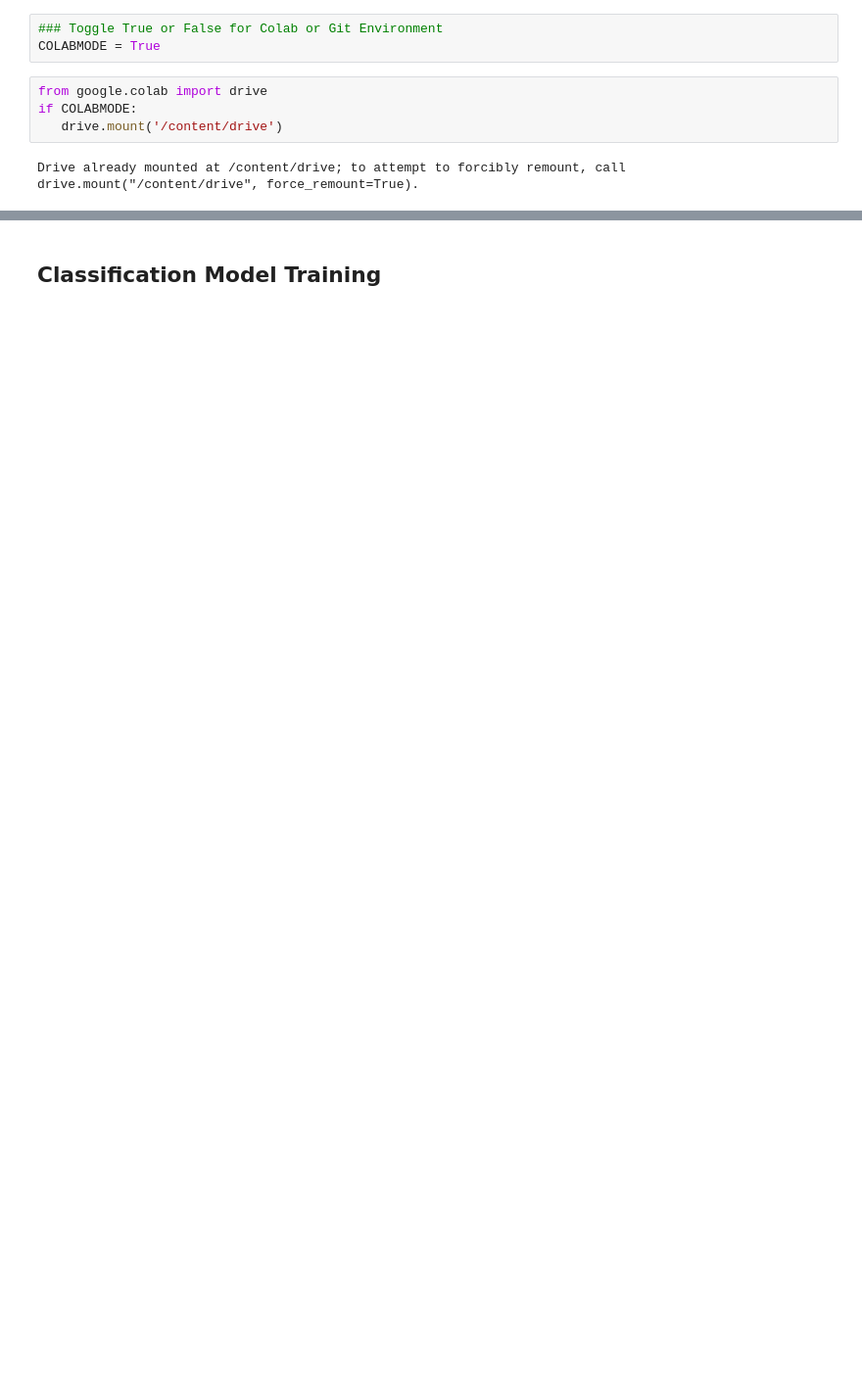
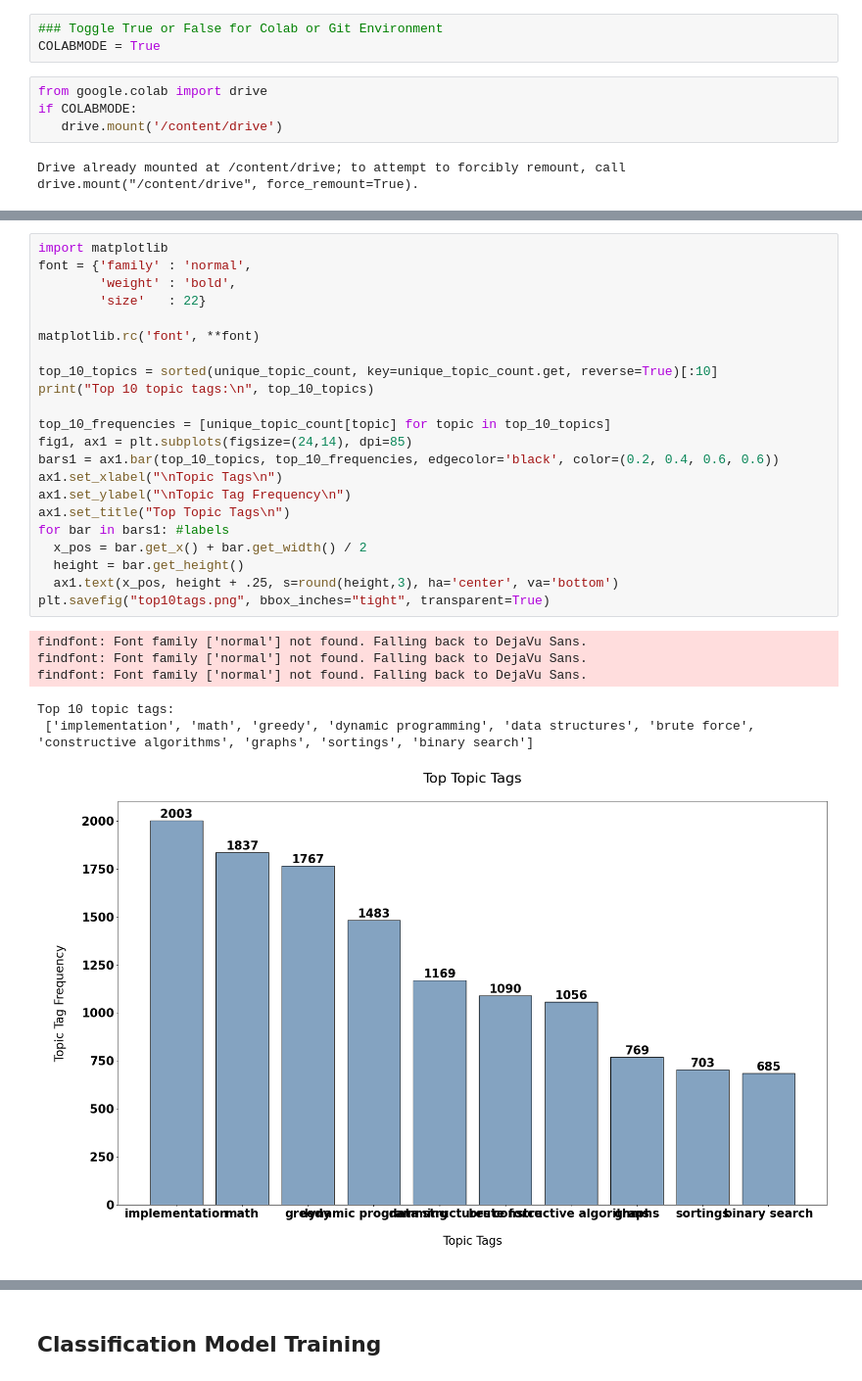
Before and after one commit to VinnieKhanna/RCTCI, a Jupyter notebook: Recracking_the_Coding_Interview.ipynb, the cells around one changed output, grey strips where cells are left out. Shown at 98% size. Saved outputs shown, nothing was run; the diff lists cells and outputs as text; blank space fills up the shorter version.

```diff
--- a/Recracking_the_Coding_Interview.ipynb
+++ b/Recracking_the_Coding_Interview.ipynb
@@ -54,0 +298,29 @@ print(embeddings[0])
+# %%
+import matplotlib
+font = {'family' : 'normal',
+        'weight' : 'bold',
+        'size'   : 22}
+
+matplotlib.rc('font', **font)
+
+top_10_topics = sorted(unique_topic_count, key=unique_topic_count.get, reverse=True)[:10]
+print("Top 10 topic tags:\n", top_10_topics)
+
+top_10_frequencies = [unique_topic_count[topic] for topic in top_10_topics]
+fig1, ax1 = plt.subplots(figsize=(24,14), dpi=85)
+bars1 = ax1.bar(top_10_topics, top_10_frequencies, edgecolor='black', color=(0.2, 0.4, 0.6, 0.6))
+ax1.set_xlabel("\nTopic Tags\n")
+ax1.set_ylabel("\nTopic Tag Frequency\n")
+ax1.set_title("Top Topic Tags\n")
+for bar in bars1: #labels
+  x_pos = bar.get_x() + bar.get_width() / 2
+  height = bar.get_height()
+  ax1.text(x_pos, height + .25, s=round(height,3), ha='center', va='bottom')
+plt.savefig("top10tags.png", bbox_inches="tight", transparent=True)
+# %% [output]
+findfont: Font family ['normal'] not found. Falling back to DejaVu Sans.
+findfont: Font family ['normal'] not found. Falling back to DejaVu Sans.
+findfont: Font family ['normal'] not found. Falling back to DejaVu Sans.
+Top 10 topic tags:
+ ['implementation', 'math', 'greedy', 'dynamic programming', 'data structures', 'brute force', 'constructive algorithms', 'graphs', 'sortings', 'binary search']
+[figure, added]
```
Also changed, not shown: parts of 88 cells of this notebook.
